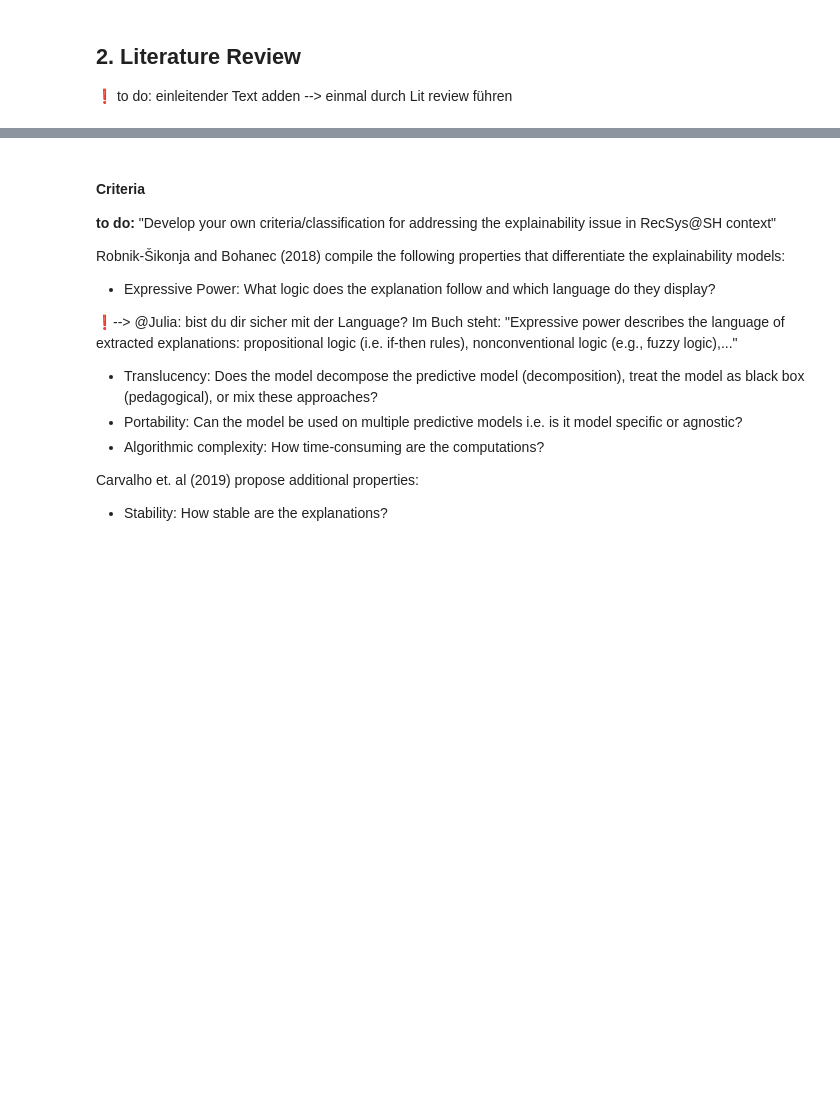
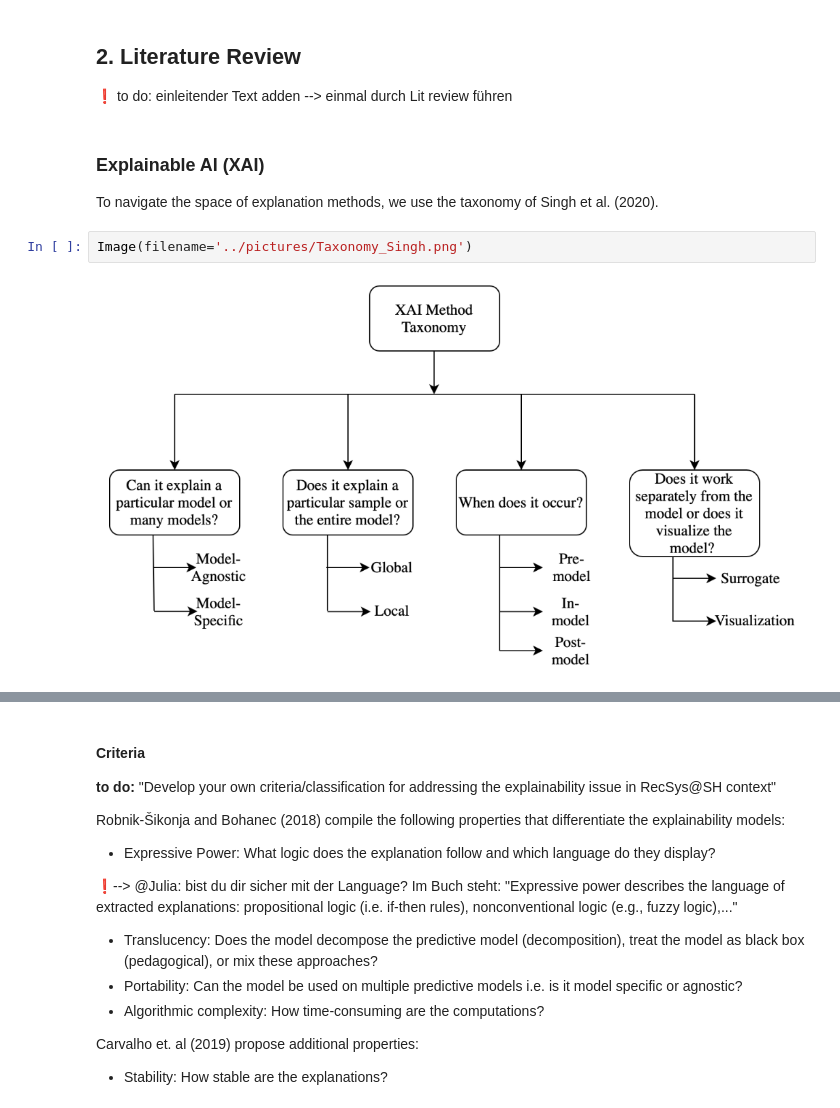
Before and after one commit to Janalytics94/xai_energy_efficient_smart_home, a Jupyter notebook: code/Assignment_S2.ipynb, the cells around one changed output, grey strips where cells are left out. Cells and saved outputs as stored; diff of their text form; blank space fills up the shorter version.

```diff
--- a/code/Assignment_S2.ipynb
+++ b/code/Assignment_S2.ipynb
@@ -188,4 +188,12 @@ It consists of 6 different Agents which tackle different tasks. The acutal Recom
 ## 2. Literature Review
 
 ❗ to do:  einleitender Text adden  --> einmal durch Lit review führen
+# %% [markdown]
+### Explainable AI (XAI)
+
+To navigate the space of explanation methods, we use the taxonomy of Singh et al. (2020).
+# %%
+Image(filename='../pictures/Taxonomy_Singh.png')
+# %% [output]
+[figure, added]
 # %% [markdown]
```
Also changed, not shown: parts of 18 cells of this notebook, 3 other files.
